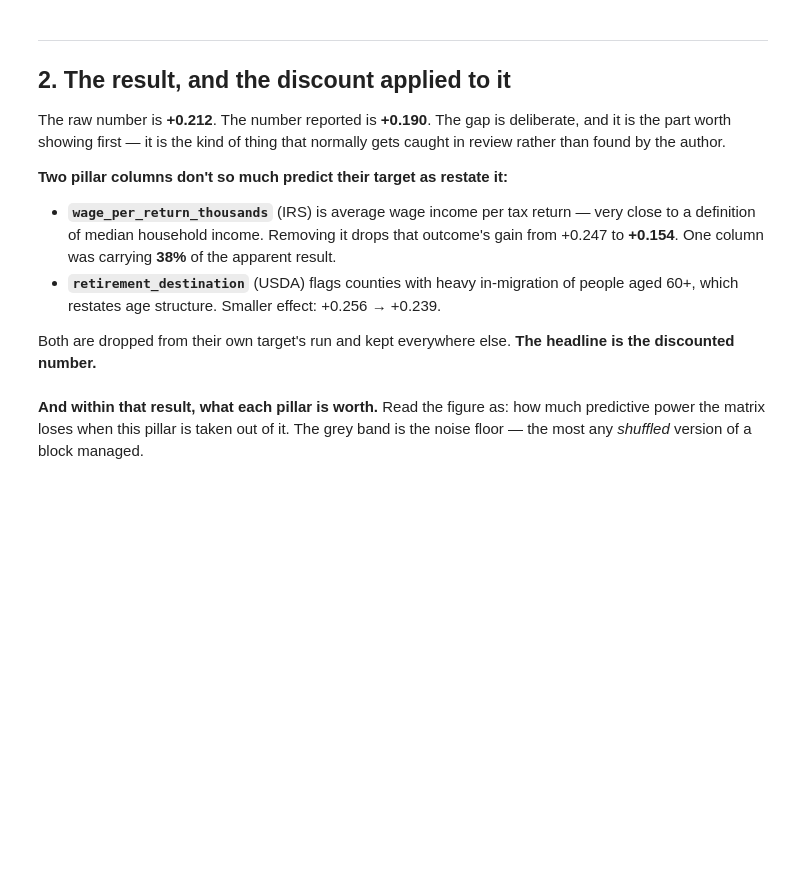
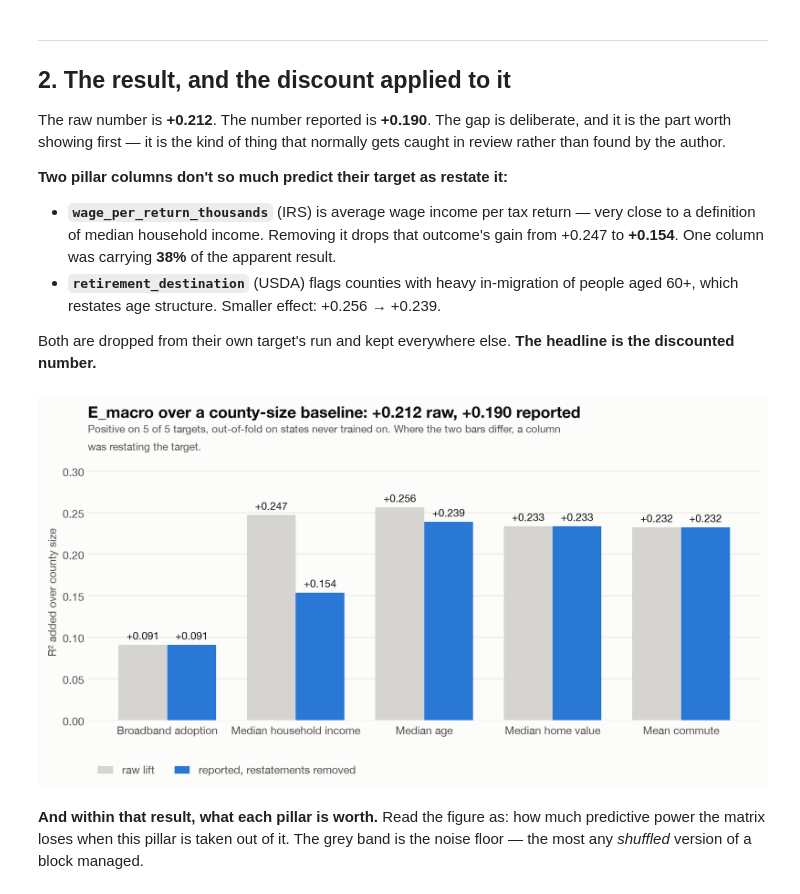
Before and after one commit to Max-Garcia-06/macro_embeddings, a Jupyter notebook: analysis-output/E_macro_pillar_worth_2026-08-13.ipynb, the cells around one changed output. Saved outputs shown, nothing was run; the diff lists cells and outputs as text; code cells hidden in the pictures; blank space fills up the shorter version.

```diff
--- a/analysis-output/E_macro_pillar_worth_2026-08-13.ipynb
+++ b/analysis-output/E_macro_pillar_worth_2026-08-13.ipynb
@@ -194,28 +222,30 @@ headline is the discounted number.**
 # %%
 by_t = ext["by_target"]
 labels = [TARGET_LABEL[t] for t in TARGET_ORDER]
 raw = [by_t[t]["lift_over_size"] for t in TARGET_ORDER]
 rep = [by_t[t]["lift_over_size_ablated"] for t in TARGET_ORDER]
 
-fig = go.Figure()
-fig.add_trace(go.Bar(x=labels, y=raw, name="raw lift", marker_color=MUTED,
-                     text=[f"+{v:.3f}" for v in raw], textposition="outside",
-                     textfont=dict(size=13), cliponaxis=False,
-                     hovertemplate="%{x}<br>raw %{y:+.3f}<extra></extra>"))
-fig.add_trace(go.Bar(x=labels, y=rep, name="reported, restatements removed",
-                     marker_color=BLUE,
-                     text=[f"+{v:.3f}" for v in rep], textposition="outside",
-                     textfont=dict(size=13), cliponaxis=False,
-                     hovertemplate="%{x}<br>reported %{y:+.3f}<extra></extra>"))
-style(fig,
+x = np.arange(len(labels))
+w = 0.38
+fig, ax = plt.subplots(figsize=(11.5, 4.4))
+ax.bar(x - w / 2, raw, w, color=MUTED, label="raw lift")
+ax.bar(x + w / 2, rep, w, color=BLUE, label="reported, restatements removed")
+ax.set_xticks(x)
+ax.set_xticklabels(labels)
+ax.set_ylim(0, max(raw) * 1.2)
+label_bars(ax, x - w / 2, raw, "+{:.3f}", size=10)
+label_bars(ax, x + w / 2, rep, "+{:.3f}", size=10)
+ax.set_ylabel("R² added over county size", fontsize=10.5, color=INK2)
+style(ax,
       f"E_macro over a county-size baseline: {ext['mean_lift_over_size']:+.3f} raw, "
       f"{ext['mean_lift_over_size_ablated']:+.3f} reported",
       f"Positive on {ext['targets_with_positive_lift']} of {ext['n_targets']} targets, "
       "out-of-fold on states never trained on. Where the two bars differ, a column "
       "was restating the target.",
-      height=490)
-fig.update_yaxes(title="R² added over county size", range=[0, max(raw) * 1.22])
-fig.show()
+      legend=True)
+plt.show()
+# %% [output]
+[figure, added]
 # %% [markdown]
 **And within that result, what each pillar is worth.** Read the figure as: how much
 predictive power the matrix loses when this pillar is taken out of it. The grey
```
Also changed, not shown: parts of 7 cells of this notebook, 2 other files.
